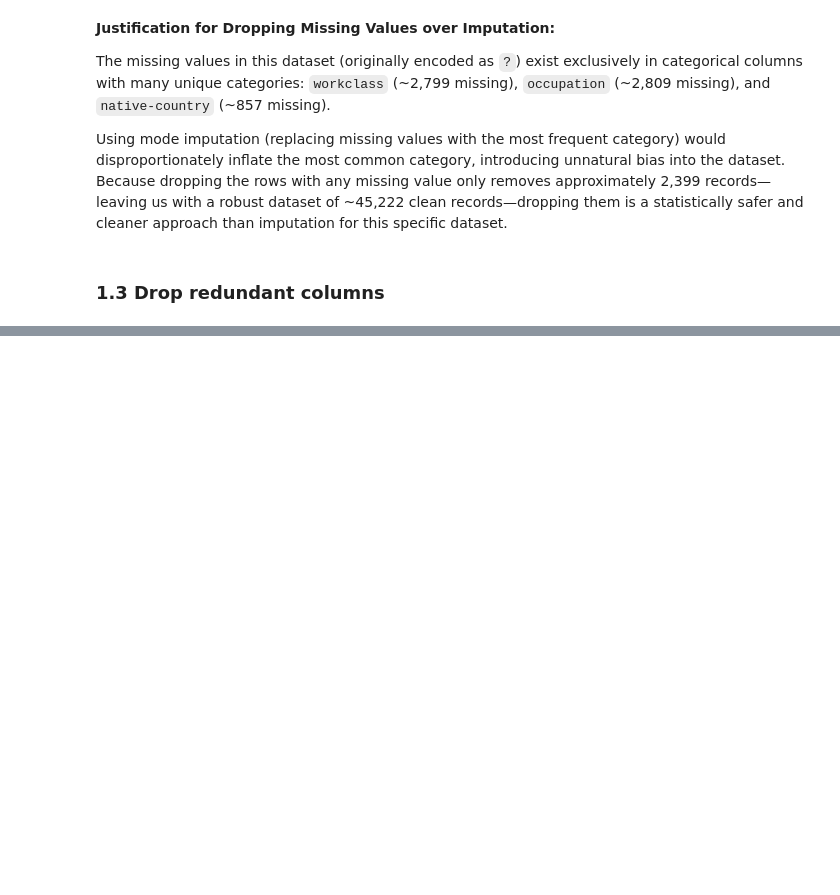
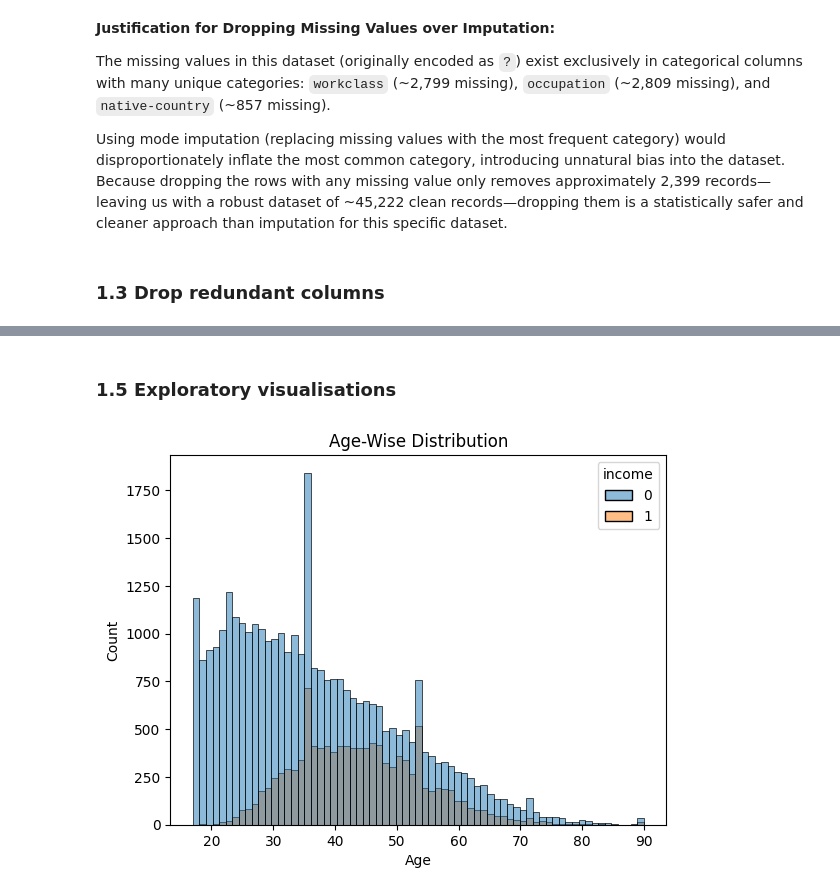
Before and after one commit to Deepvejpara/Income_Classifier, a Jupyter notebook: DL_PR2.ipynb, the cells around one changed output, grey strips where cells are left out. Cells and saved outputs as stored; diff of their text form; code cells hidden in the pictures; blank space fills up the shorter version.

```diff
--- a/DL_PR2.ipynb
+++ b/DL_PR2.ipynb
@@ -100,0 +138,9 @@ Using mode imputation (replacing missing values with the most frequent category)
+# %% [markdown]
+### 1.5 Exploratory visualisations
+# %%
+sns.histplot(x=df['age'],hue=df['income'])
+plt.title('Age-Wise Distribution')
+plt.xlabel('Age')
+plt.show()
+# %% [output]
+[figure, added]
```
Also changed, not shown: parts of 29 cells of this notebook.
